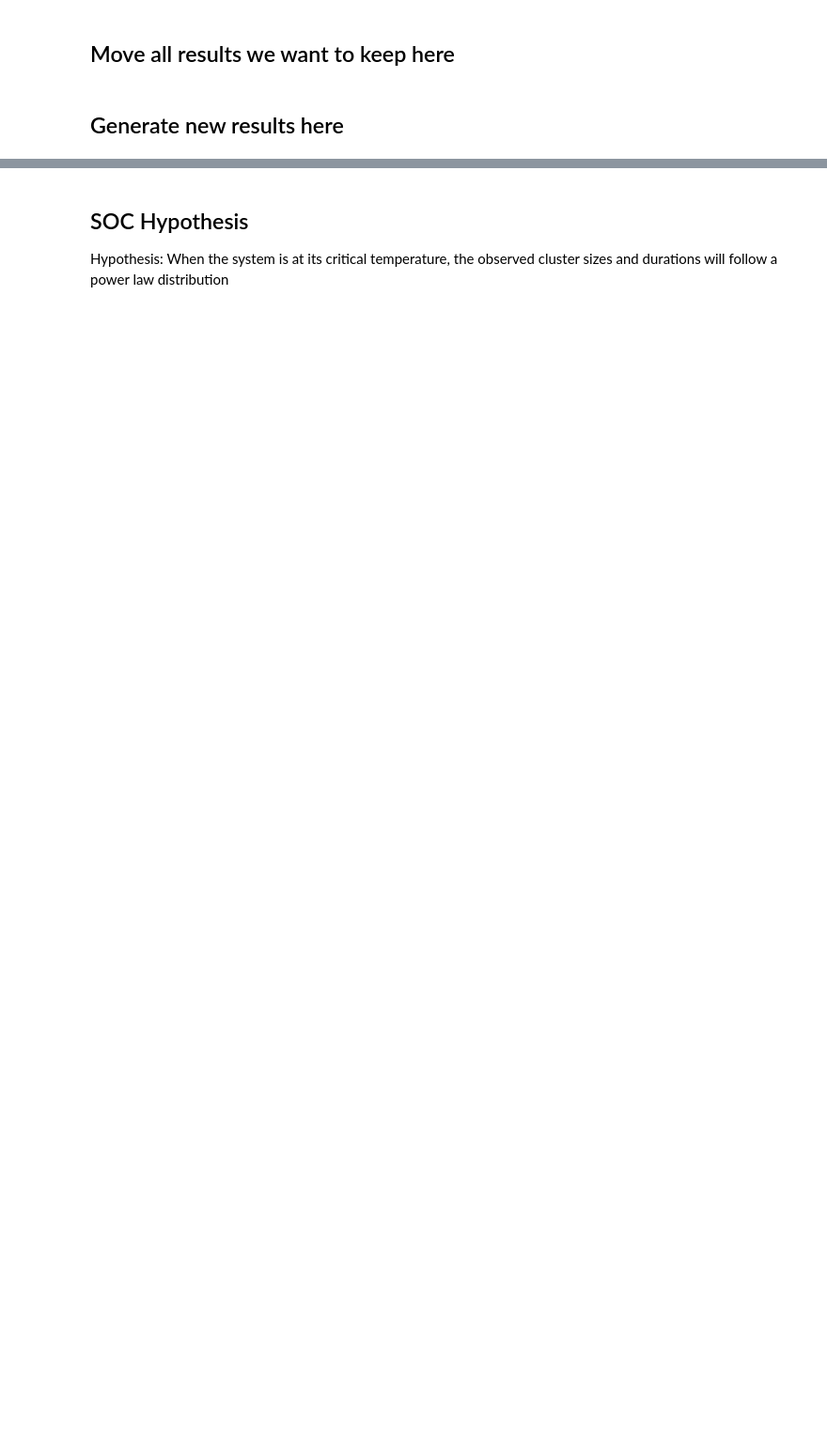
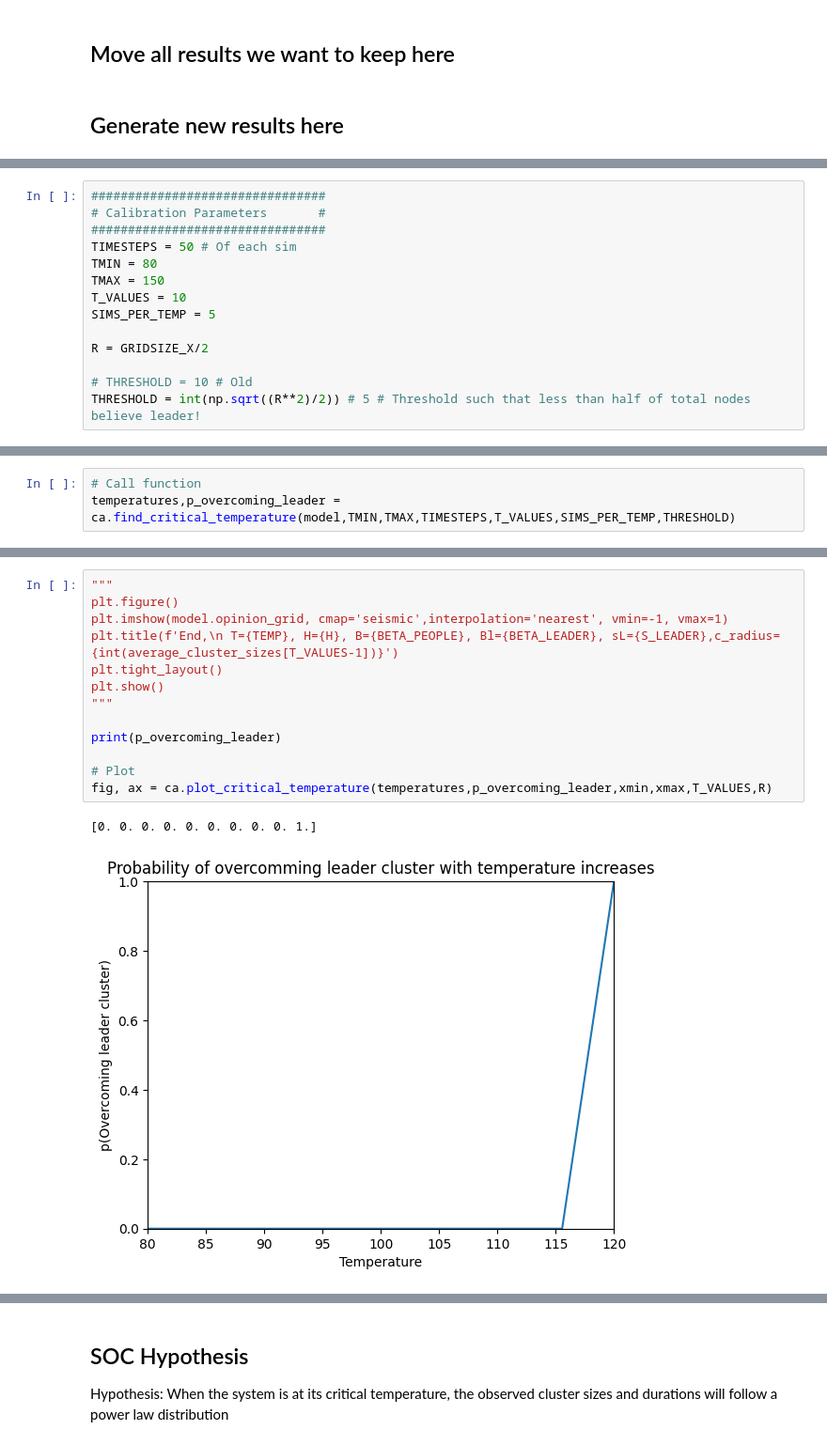
Before and after one commit to jonas4climate/opinion-formation-complexity, a Jupyter notebook: opinion_formation.ipynb, the cells around one changed output, grey strips where cells are left out. Shown at 94% size. Cells and saved outputs as stored; diff of their text form; blank space fills up the shorter version.

```diff
--- a/opinion_formation.ipynb
+++ b/opinion_formation.ipynb
@@ -26,0 +42,14 @@ import powerlaw
+# %%
+################################
+# Calibration Parameters       #
+################################
+TIMESTEPS = 50 # Of each sim
+TMIN = 80
+TMAX = 150
+T_VALUES = 10
+SIMS_PER_TEMP = 5
+
+R = GRIDSIZE_X/2
+
+# THRESHOLD = 10 # Old
+THRESHOLD = int(np.sqrt((R**2)/2)) # 5 # Threshold such that less than half of total nodes believe leader!
@@ -26,0 +112,3 @@ import powerlaw
+# %%
+# Call function
+temperatures,p_overcoming_leader = ca.find_critical_temperature(model,TMIN,TMAX,TIMESTEPS,T_VALUES,SIMS_PER_TEMP,THRESHOLD)
@@ -26,0 +136,16 @@ import powerlaw
+# %%
+"""
+plt.figure()
+plt.imshow(model.opinion_grid, cmap='seismic',interpolation='nearest', vmin=-1, vmax=1)
+plt.title(f'End,\n T={TEMP}, H={H}, B={BETA_PEOPLE}, Bl={BETA_LEADER}, sL={S_LEADER},c_radius={int(average_cluster_sizes[T_VALUES-1])}')
+plt.tight_layout()
+plt.show()
+"""
+
+print(p_overcoming_leader)
+
+# Plot
+fig, ax = ca.plot_critical_temperature(temperatures,p_overcoming_leader,xmin,xmax,T_VALUES,R)
+# %% [output]
+[0. 0. 0. 0. 0. 0. 0. 0. 0. 1.]
+[figure, added]
```
Also changed, not shown: parts of 18 cells of this notebook, 6 other files.
